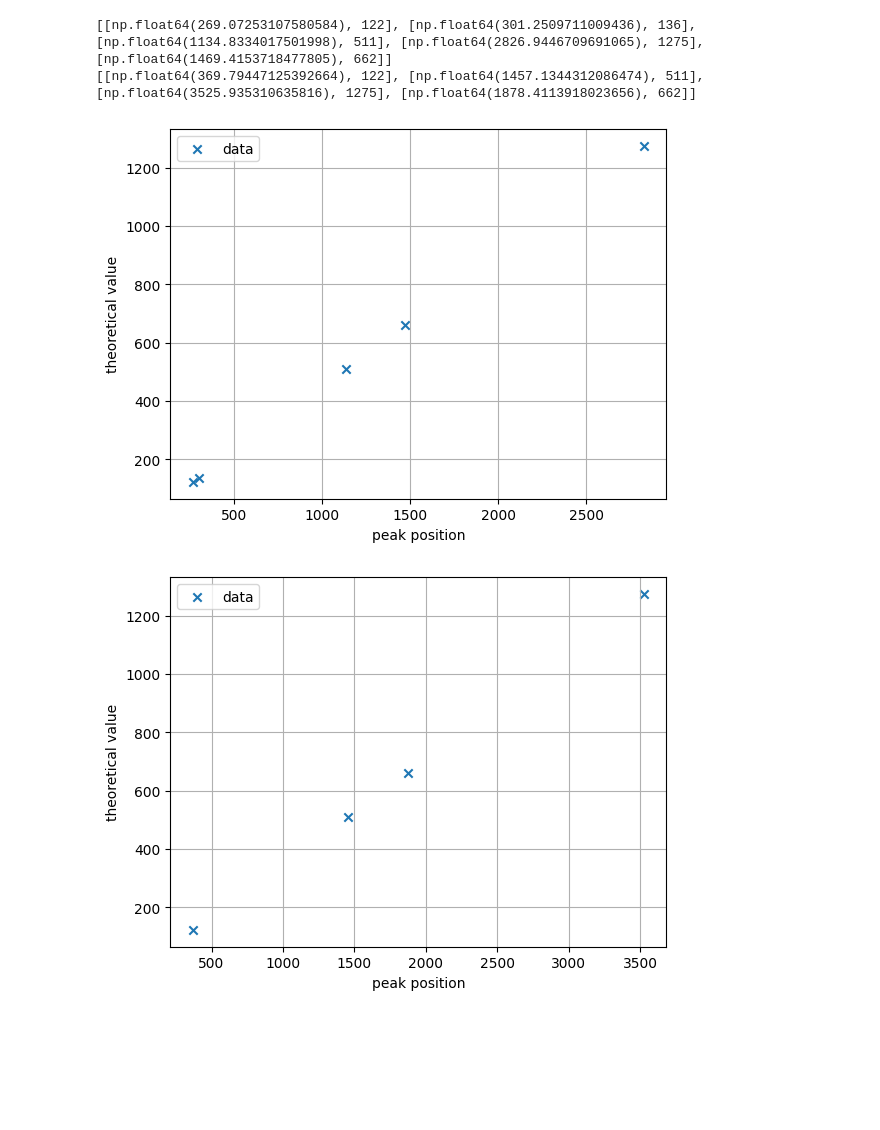
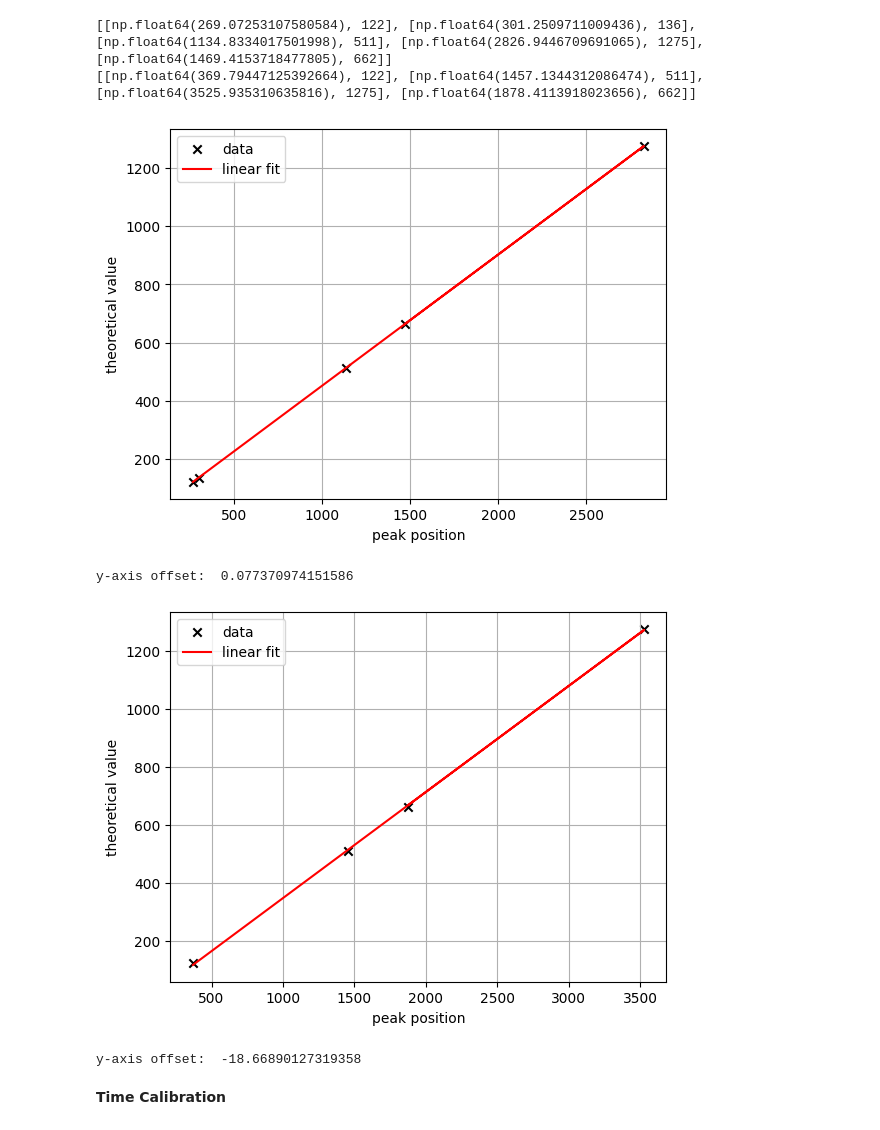
Before and after one commit to thexwon/P4, a Jupyter notebook: Gamma Coincidence Spectroscopy/gamma_code.ipynb, the cells around one changed output. Drawn from its saved outputs; the diff is of its cells as text; code cells hidden in the pictures; blank space fills up the shorter version.

Commit message:
trying to read coincidence data

```diff
--- a/Gamma Coincidence Spectroscopy/gamma_code.ipynb
+++ b/Gamma Coincidence Spectroscopy/gamma_code.ipynb
@@ -243,27 +243,44 @@ print(nai_calibration)
 # %% [output]
 [[np.float64(269.07253107580584), 122], [np.float64(301.2509711009436), 136], [np.float64(1134.8334017501998), 511], [np.float64(2826.9446709691065), 1275], [np.float64(1469.4153718477805), 662]]
 [[np.float64(369.79447125392664), 122], [np.float64(1457.1344312086474), 511], [np.float64(3525.935310635816), 1275], [np.float64(1878.4113918023656), 662]]
+# %%
+def line(x, a, b):
+    return a*x + b
 # %%
 x = np.array([row[0] for row in ge_calibration])  # erste Spalte (float)
 y = np.array([row[1] for row in ge_calibration])  # zweite Spalte (int)
 
-plt.scatter(x, y, marker = 'x', label='data')
+popt, pcov = curve_fit(line, x, y)
+
+plt.scatter(x, y, marker = 'x', color = 'black', label='data')
+plt.plot(x, line(x, *popt), color = 'red', label = 'linear fit')
 plt.xlabel('peak position')
 plt.ylabel('theoretical value')
 plt.legend()
 plt.grid(True)
+plt.savefig('linefit_ge.jpg', dpi = 800)
 plt.show()
+print('y-axis offset: ', popt[1])
 # %% [output]
-[figure, old version]
+[figure, new version]
+y-axis offset:  0.077370974151586
 # %%
 x = np.array([row[0] for row in nai_calibration])  # erste Spalte (float)
 y = np.array([row[1] for row in nai_calibration])  # zweite Spalte (int)
 
-plt.scatter(x, y, marker = 'x', label='data')
+popt, pcov = curve_fit(line, x, y)
+
+plt.scatter(x, y, marker = 'x', color = 'black', label='data')
+plt.plot(x, line(x, *popt), color = 'red', label = 'linear fit')
 plt.xlabel('peak position')
 plt.ylabel('theoretical value')
 plt.legend()
 plt.grid(True)
+plt.savefig('linefit_nai.jpg', dpi = 800)
 plt.show()
+print('y-axis offset: ', popt[1])
 # %% [output]
-[figure, old version]
+[figure, new version]
+y-axis offset:  -18.66890127319358
+# %% [markdown]
+****Time Calibration****
```
Also changed, not shown: parts of 1 cell of this notebook, 2 other files.
